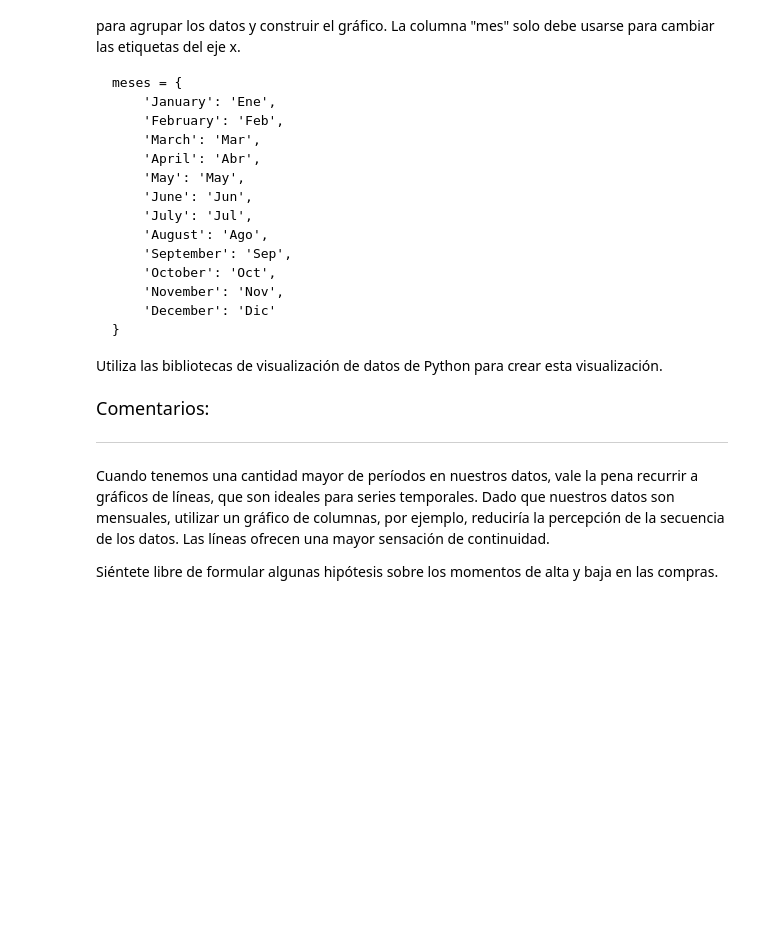
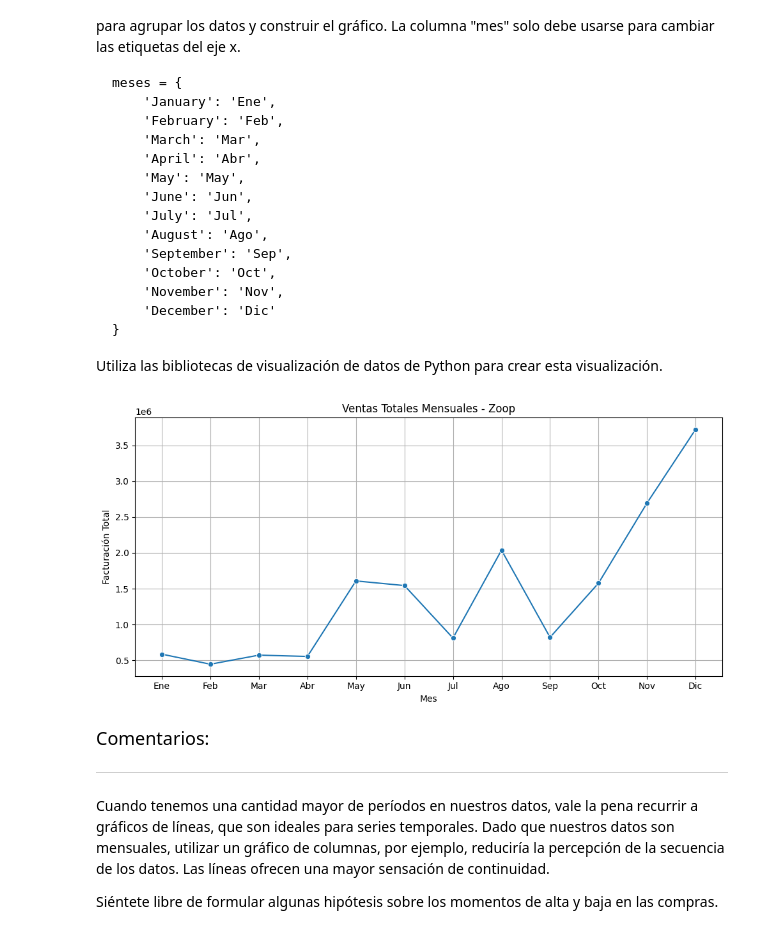
Before and after one commit to leriverah/IA-Aplicada-Ciencia-de-datos, a Jupyter notebook: IA_aplicada_a_ciencia_de_datos.ipynb, the cells around one changed output. Saved outputs shown, nothing was run; the diff lists cells and outputs as text; code cells hidden in the pictures; blank space fills up the shorter version.

```diff
--- a/IA_aplicada_a_ciencia_de_datos.ipynb
+++ b/IA_aplicada_a_ciencia_de_datos.ipynb
@@ -410,6 +484,50 @@ meses = {
 
 
 Utiliza las bibliotecas de visualización de datos de Python para crear esta visualización.
+# %%
+# Diccionario de traducción de los nombres de los meses
+meses = {
+    'January': 'Ene',
+    'February': 'Feb',
+    'March': 'Mar',
+    'April': 'Abr',
+    'May': 'May',
+    'June': 'Jun',
+    'July': 'Jul',
+    'August': 'Ago',
+    'September': 'Sep',
+    'October': 'Oct',
+    'November': 'Nov',
+    'December': 'Dic'
+}
+
+# Asegurar que la columna 'fecha' sea tipo datetime
+df['fecha'] = pd.to_datetime(df['fecha'])
+
+# Crear columna de facturación si aún no existe
+if 'facturacion' not in df.columns:
+    df['facturacion'] = (df['precio_unitario'] * df['cantidad']) + df['envio']
+
+# Agrupar por mes
+df['año_mes'] = df['fecha'].dt.to_period('M')
+ventas_mensuales = df.groupby('año_mes')['facturacion'].sum().reset_index()
+
+# Convertir el periodo a fecha para extraer el nombre del mes
+ventas_mensuales['fecha'] = ventas_mensuales['año_mes'].dt.to_timestamp()
+ventas_mensuales['mes'] = ventas_mensuales['fecha'].dt.month_name().map(meses)
+
+# Crear gráfico de líneas
+plt.figure(figsize=(10, 5))
+sns.lineplot(data=ventas_mensuales, x='mes', y='facturacion', marker='o', sort=False)
+
+plt.title('Ventas Totales Mensuales - Zoop')
+plt.xlabel('Mes')
+plt.ylabel('Facturación Total')
+plt.grid(True)
+plt.tight_layout()
+plt.show()
+# %% [output]
+[figure, added]
 # %% [markdown]
 <font color="7b71ff" size=4> Comentarios: </font>
 
```
Also changed, not shown: parts of 4 cells of this notebook.
